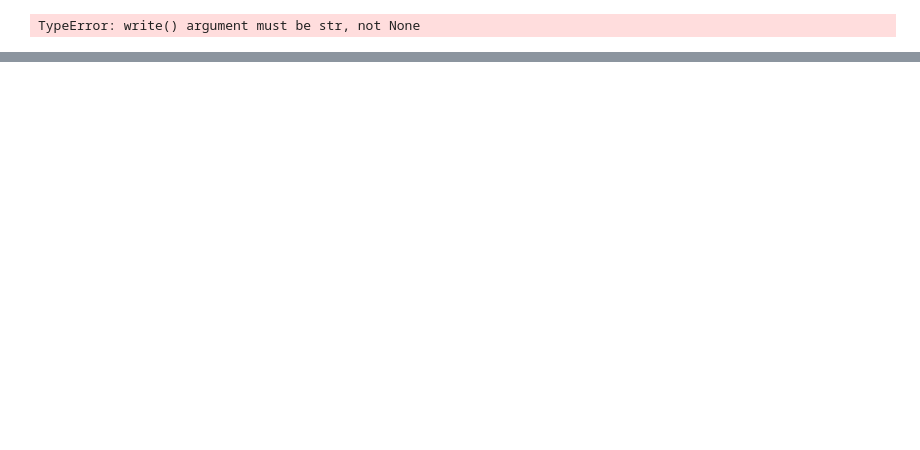
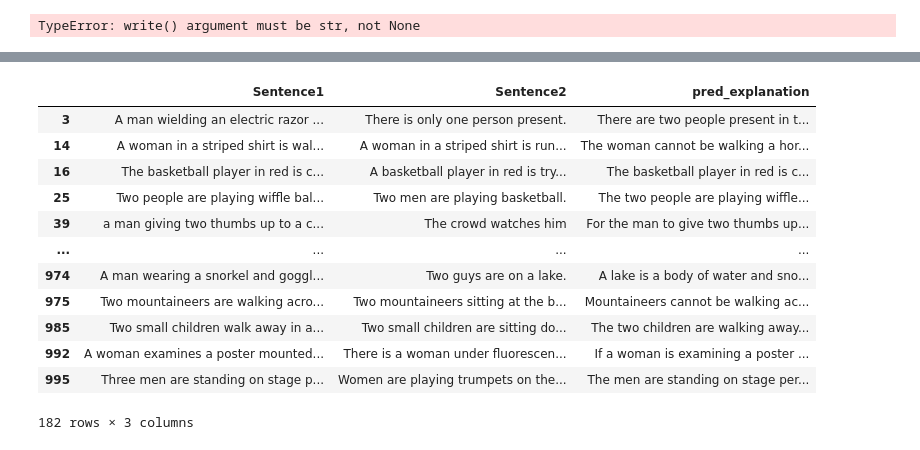
Before and after one commit to Marbr987/732A81-Text_Mining, a Jupyter notebook: notebooks/analyse_predictions.ipynb, the cells around one changed output, grey strips where cells are left out. Saved outputs shown, nothing was run; the diff lists cells and outputs as text; code cells hidden in the pictures; blank space fills up the shorter version.

```diff
--- a/notebooks/analyse_predictions.ipynb
+++ b/notebooks/analyse_predictions.ipynb
@@ -74,0 +224,16 @@ TypeError: write() argument must be str, not None
+# %%
+gpt_pred[["Sentence1", "Sentence2", "pred_explanation"]].iloc[root_term_dict['root is in input sentence']]
+# %% [output]
+|  | Sentence1 | Sentence2 | pred_explanation |
+| 3 | A man wielding an electric razor ... | There is only one person present. | There are two people present in t... |
+| 14 | A woman in a striped shirt is wal... | A woman in a striped shirt is run... | The woman cannot be walking a hor... |
+| 16 | The basketball player in red is c... | A basketball player in red is try... | The basketball player in red is c... |
+| 25 | Two people are playing wiffle bal... | Two men are playing basketball. | The two people are playing wiffle... |
+| 39 | a man giving two thumbs up to a c... | The crowd watches him | For the man to give two thumbs up... |
+| ... | ... | ... | ... |
+| 974 | A man wearing a snorkel and goggl... | Two guys are on a lake. | A lake is a body of water and sno... |
+| 975 | Two mountaineers are walking acro... | Two mountaineers sitting at the b... | Mountaineers cannot be walking ac... |
+| 985 | Two small children walk away in a... | Two small children are sitting do... | The two children are walking away... |
+| 992 | A woman examines a poster mounted... | There is a woman under fluorescen... | If a woman is examining a poster ... |
+| 995 | Three men are standing on stage p... | Women are playing trumpets on the... | The men are standing on stage per... |
+182 rows × 3 columns
```
Also changed, not shown: parts of 21 cells of this notebook, 1 other file.
